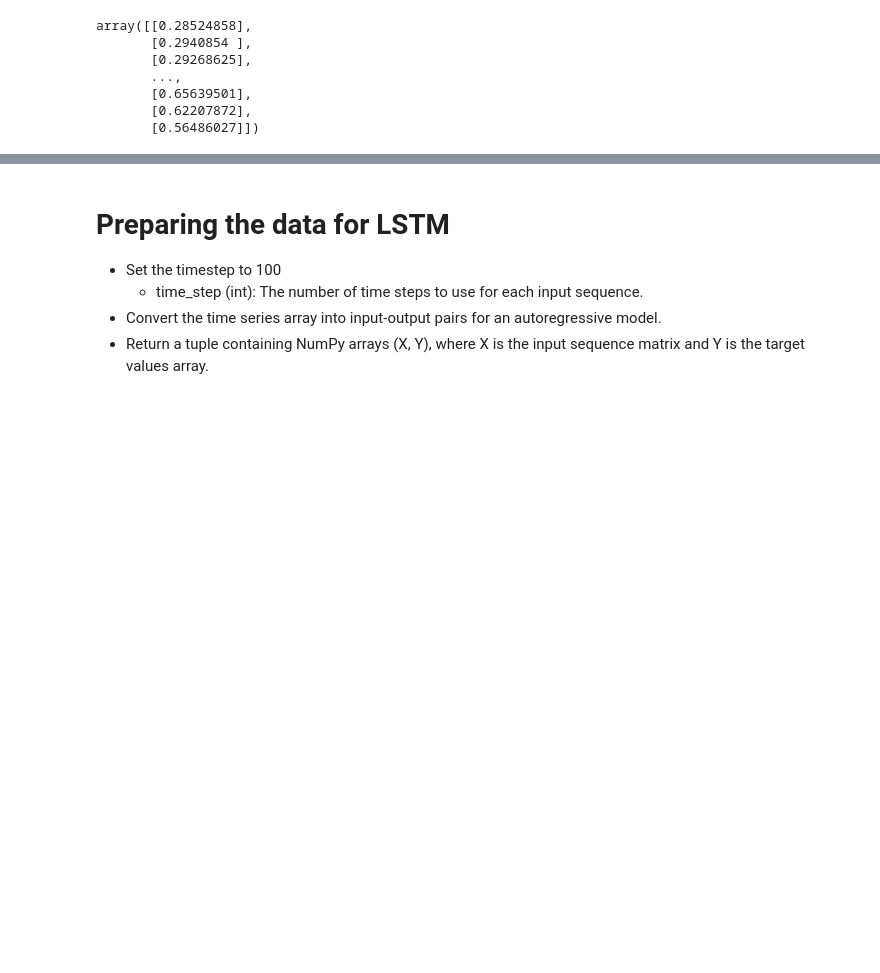
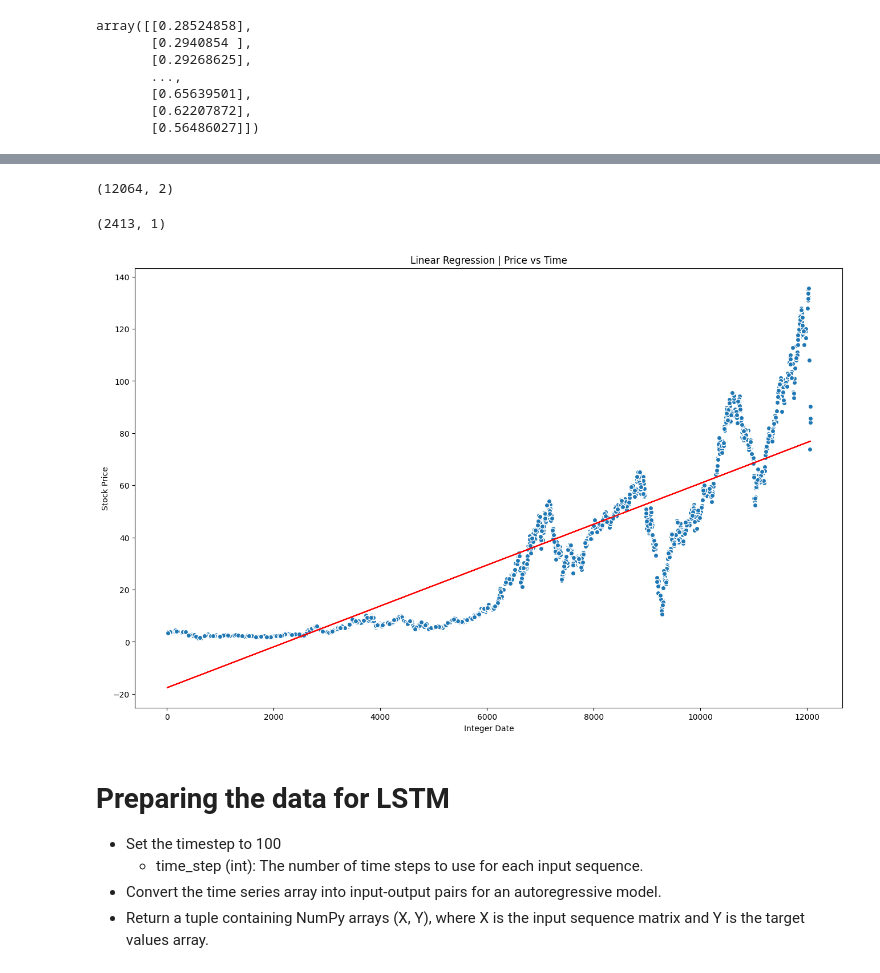
Before and after one commit to commitit/Stock-Prediction, a Jupyter notebook: stock_predictionv4.ipynb, the cells around one changed output, grey strips where cells are left out. Saved outputs shown, nothing was run; the diff lists cells and outputs as text; code cells hidden in the pictures; blank space fills up the shorter version.

```diff
--- a/stock_predictionv4.ipynb
+++ b/stock_predictionv4.ipynb
@@ -197,0 +257,4 @@ array([[0.28524858],
+# %%
+# Create test arrays
+x_test_lr = np.array(test.index).reshape(-1, 1)
+y_test_lr = test['Close']
@@ -198,3 +264,24 @@ array([[0.28524858],
+# %%
+df_lr.shape
+# %% [output]
+(12064, 2)
+# %%
+x_test_lr.shape
+# %% [output]
+(2413, 1)
+# %%
+# Plot fitted line, y test
+plt.figure(1, figsize=(16,10))
+plt.title('Linear Regression | Price vs Time')
+plt.plot(x_test_lr, LR_model.predict(x_test_lr), color='r', label='Predicted Price')
+plt.scatter(x_test_lr, y_test_lr, edgecolor='w', label='Actual Price')
+
+plt.xlabel('Integer Date')
+plt.ylabel('Stock Price')
+
+plt.show()
+# %% [output]
+[figure, added]
 # %% [markdown]
 # Preparing the data for LSTM
 * Set the timestep to 100
```
Also changed, not shown: parts of 8 cells of this notebook.
